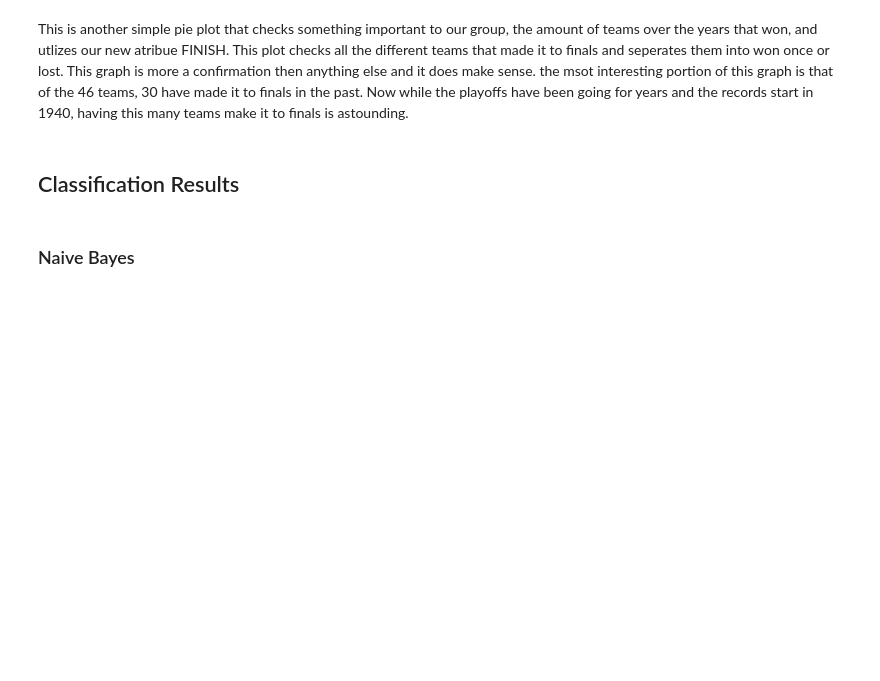
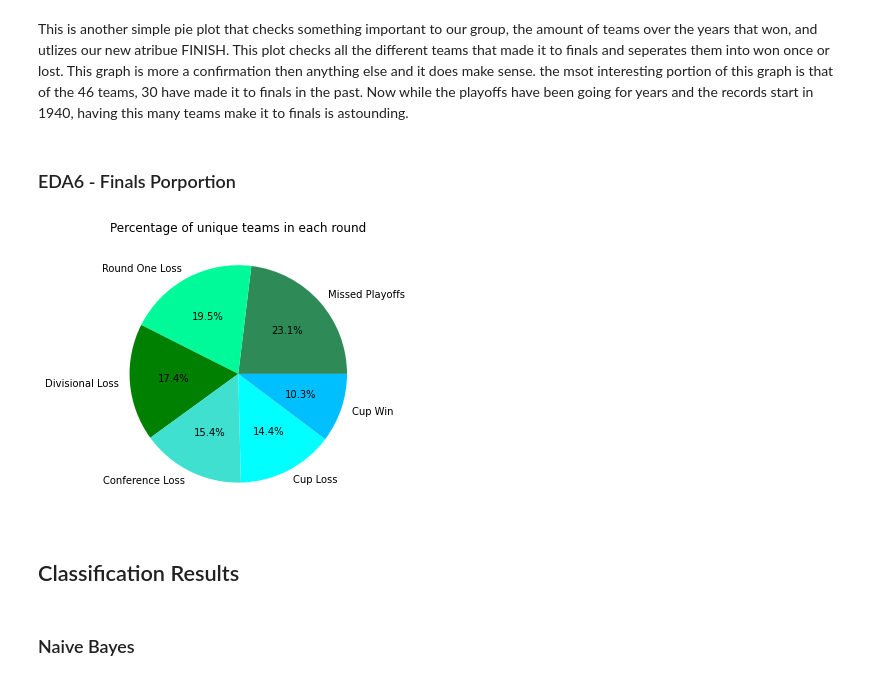
Before and after one commit to cstainsby/HockeyDataProject, a Jupyter notebook: Technical Report.ipynb, the cells around one changed output. Saved outputs shown, nothing was run; the diff lists cells and outputs as text; code cells hidden in the pictures; blank space fills up the shorter version.

```diff
--- a/Technical Report.ipynb
+++ b/Technical Report.ipynb
@@ -399,5 +412,29 @@ print("The total teams that made it to finals are", len(inF))
 # %% [markdown]
 This is another simple pie plot that checks something important to our group, the amount of teams over the years that won, and utlizes our new atribue FINISH. This plot checks all the different teams that made it to finals and seperates them into won once or lost. This graph is more a confirmation then anything else and it does make sense. the msot interesting portion of this graph is that of the 46 teams, 30 have made it to finals in the past. Now while the playoffs have been going for years and the records start in 1940, having this many teams make it to finals is astounding.
+# %% [markdown]
+### EDA6 - Finals Porportion
+# %%
+column_names=league_standing_pytable.column_names
+table=league_standing_pytable.data
+plt.figure(figsize=(10,5))
+
+team_index=column_names.index("TEAM")
+finish_index=column_names.index("FINISH")
+
+round = {0.0:[], 1.0:[], 2.0:[], 3.0:[], 4.0:[], 5.0:[]}
+
+for row in league_standing_pytable.data:
+    if row[team_index] not in round[float(row[finish_index])]:
+        round[float(row[finish_index])].append(row[team_index])
+
+
+plt.title("Percentage of unique teams in each round")
+labels = ["Missed Playoffs", "Round One Loss", "Divisional Loss", "Conference Loss", "Cup Loss", "Cup Win"]
+vals = [len(round[0.0]),len(round[1.0]),len(round[2.0]),len(round[3.0]),len(round[4.0]),len(round[5.0])]
+plt.pie(vals, labels=labels, autopct="%1.1f%%", colors = ["seagreen", "mediumspringgreen", "green", "turquoise", "cyan", "deepskyblue"])
+plt.show()
+# %% [output]
+[figure, added]
 # %% [markdown]
 ## Classification Results
 # %% [markdown]
```
Also changed, not shown: parts of 6 cells of this notebook.
